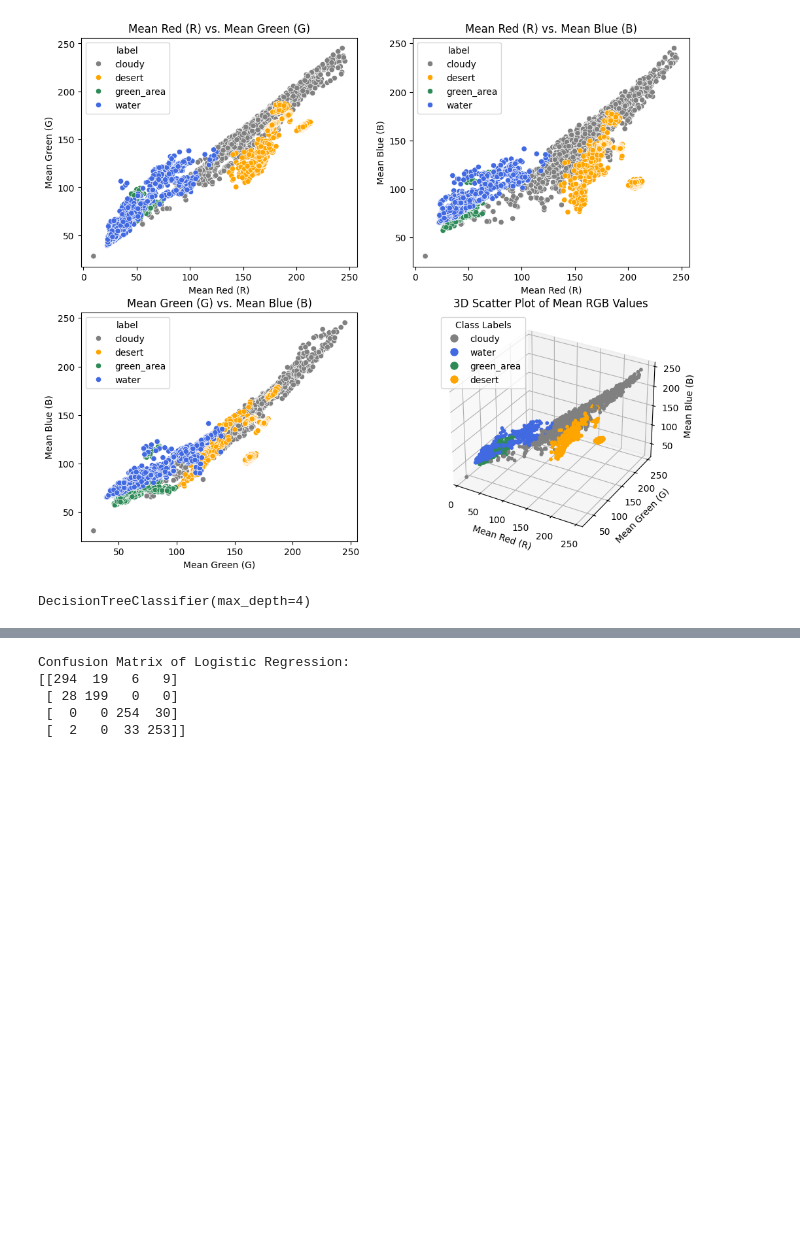
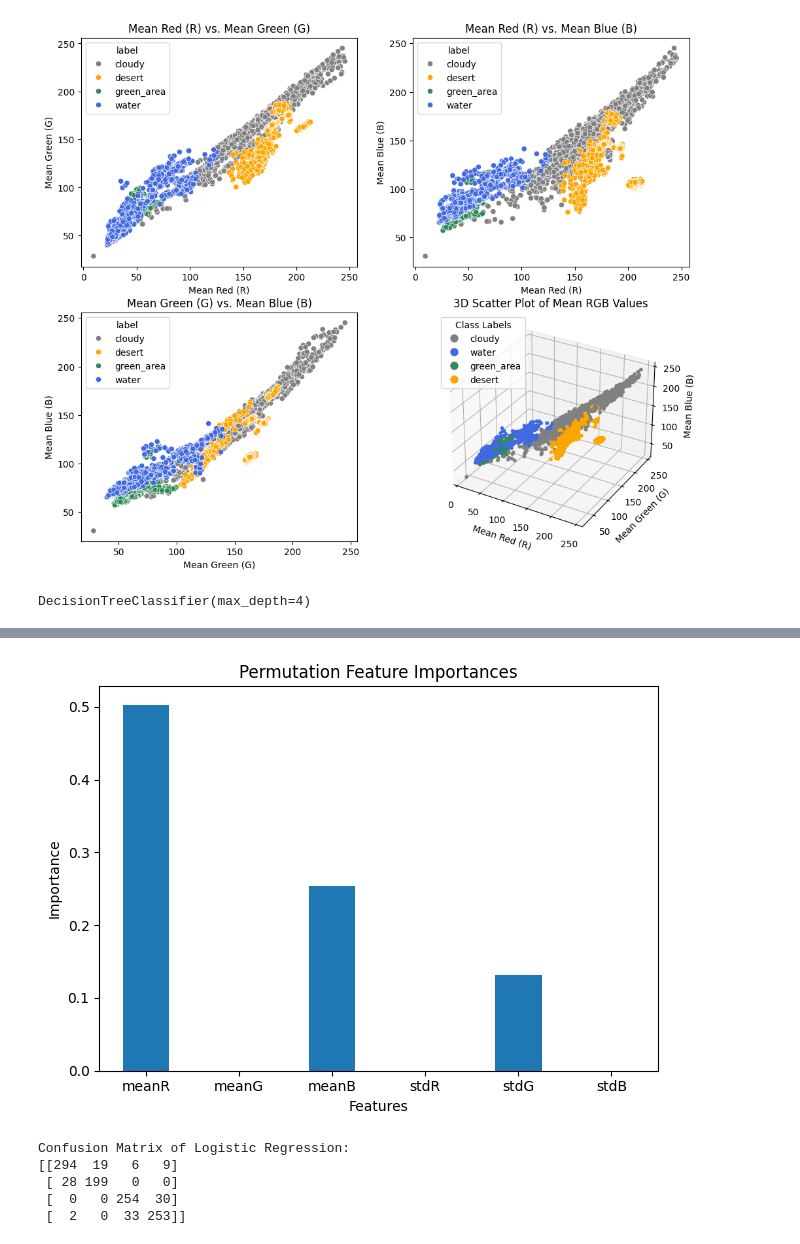
Before and after one commit to A02276327/CS5830_project8, a Jupyter notebook: Project8.ipynb, the cells around one changed output, grey strips where cells are left out. Drawn from its saved outputs; the diff is of its cells as text; code cells hidden in the pictures; blank space fills up the shorter version.

```diff
--- a/Project8.ipynb
+++ b/Project8.ipynb
@@ -200,3 +213,16 @@ array([0.56516868, 0.01337217, 0.20103322, 0.0015564 , 0.21295715,
+# %%
+importances_mean = result['importances_mean']  # Replace with your actual result array
+df_importances = pd.DataFrame(importances_mean, columns=["Importance"])
+labels = ['meanR', 'meanG', 'meanB', 'stdR', 'stdG', 'stdB']
+df_importances.plot(kind='bar', legend=False)
+plt.xticks(ticks=range(len(labels)), labels=labels, rotation=0)
+plt.title('Permutation Feature Importances')
+plt.xlabel('Features')
+plt.ylabel('Importance')
+plt.tight_layout()
+plt.show()
+# %% [output]
+[figure, added]
 # %%
 treeclf = DecisionTreeClassifier(max_depth=3, random_state=1)
 treeclf.fit(trainX, trainY)
```
Also changed, not shown: parts of 40 cells of this notebook, 6 other files.
